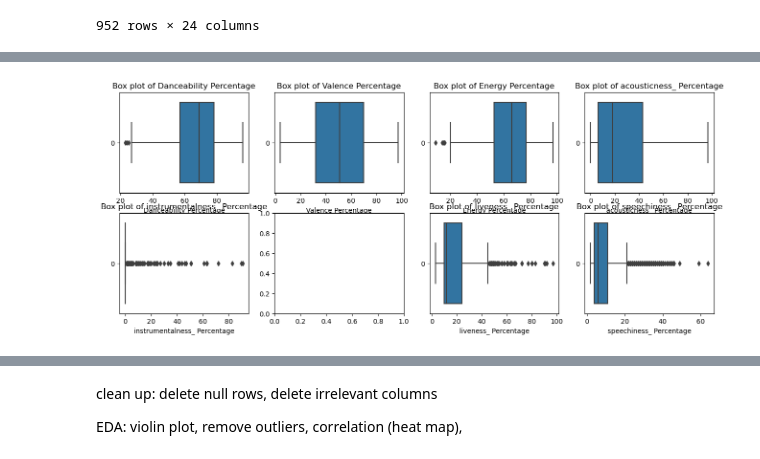
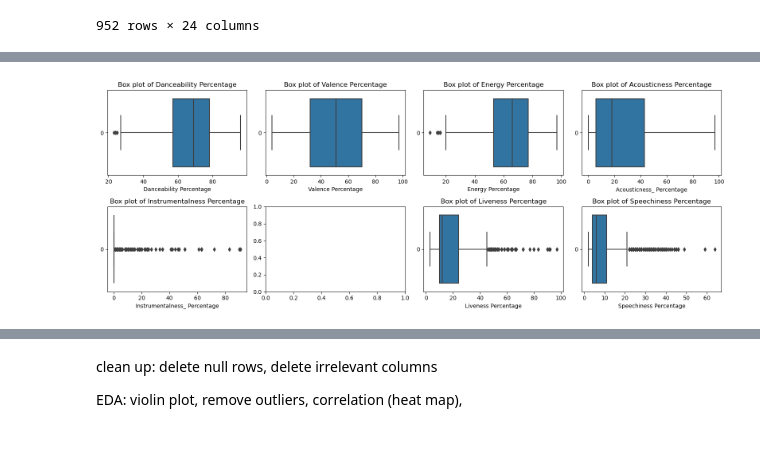
Before and after one commit to kellietjw/SC1015_FDAE_Team6_Mini-Project, a Jupyter notebook: SC1015_Group6_Project.ipynb, the cells around one changed output, grey strips where cells are left out. Drawn from its saved outputs; the diff is of its cells as text; code cells hidden in the pictures.

```diff
--- a/SC1015_Group6_Project.ipynb
+++ b/SC1015_Group6_Project.ipynb
@@ -109,34 +87,35 @@ plt.show()
 # %%
 fig, axes = plt.subplots(2, 4, figsize=(16, 6))
 
 sb.boxplot(data=sorted_data['danceability_%'], orient="h", ax=axes[0, 0])
 axes[0, 0].set_xlabel('Danceability Percentage')
 axes[0, 0].set_title('Box plot of Danceability Percentage')
 
 sb.boxplot(data=sorted_data['valence_%'], orient="h", ax=axes[0, 1])
 axes[0, 1].set_xlabel('Valence Percentage')
 axes[0, 1].set_title('Box plot of Valence Percentage')
 
 sb.boxplot(data=sorted_data['energy_%'], orient="h", ax=axes[0, 2])
 axes[0, 2].set_xlabel('Energy Percentage')
 axes[0, 2].set_title('Box plot of Energy Percentage')
 
 sb.boxplot(data=sorted_data['acousticness_%'], orient="h", ax=axes[0, 3])
-axes[0, 3].set_xlabel('acousticness_ Percentage')
-axes[0, 3].set_title('Box plot of acousticness_ Percentage')
+axes[0, 3].set_xlabel('Acousticness_ Percentage')
+axes[0, 3].set_title('Box plot of Acousticness Percentage')
 
 sb.boxplot(data=sorted_data['instrumentalness_%'], orient="h", ax=axes[1, 0])
-axes[1, 0].set_xlabel('instrumentalness_ Percentage')
-axes[1, 0].set_title('Box plot of instrumentalness_ Percentage')
+axes[1, 0].set_xlabel('Instrumentalness_ Percentage')
+axes[1, 0].set_title('Box plot of Instrumentalness Percentage')
 
 sb.boxplot(data=sorted_data['liveness_%'], orient="h", ax=axes[1, 2])
-axes[1, 2].set_xlabel('liveness_ Percentage')
-axes[1, 2].set_title('Box plot of liveness_ Percentage')
+axes[1, 2].set_xlabel('Liveness Percentage')
+axes[1, 2].set_title('Box plot of Liveness Percentage')
 
 sb.boxplot(data=sorted_data['speechiness_%'], orient="h", ax=axes[1,3])
-axes[1, 3].set_xlabel('speechiness_ Percentage')
-axes[1, 3].set_title('Box plot of speechiness_ Percentage')
+axes[1, 3].set_xlabel('Speechiness Percentage')
+axes[1, 3].set_title('Box plot of Speechiness Percentage')
 
+plt.tight_layout()
 plt.show()
 # %% [output]
-[figure, old version]
+[figure, new version]
```
Also changed, not shown: parts of 6 cells of this notebook.
